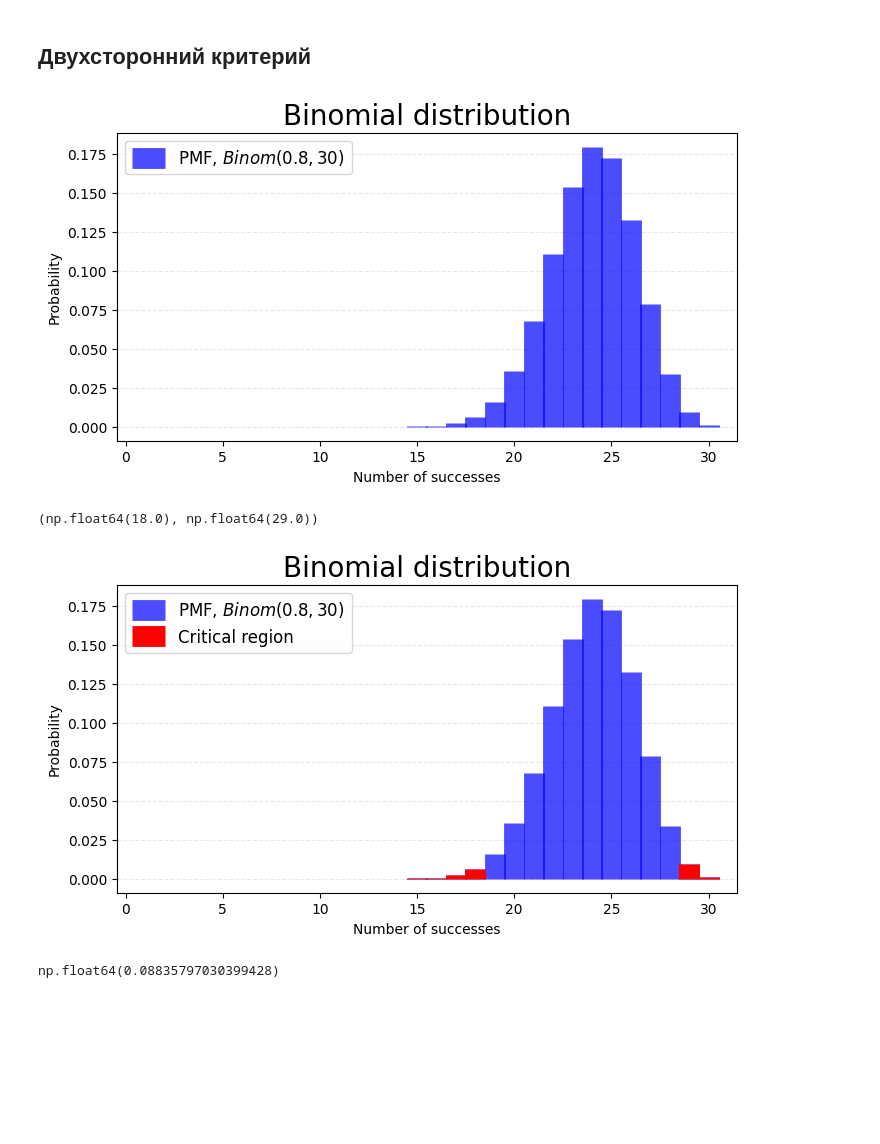
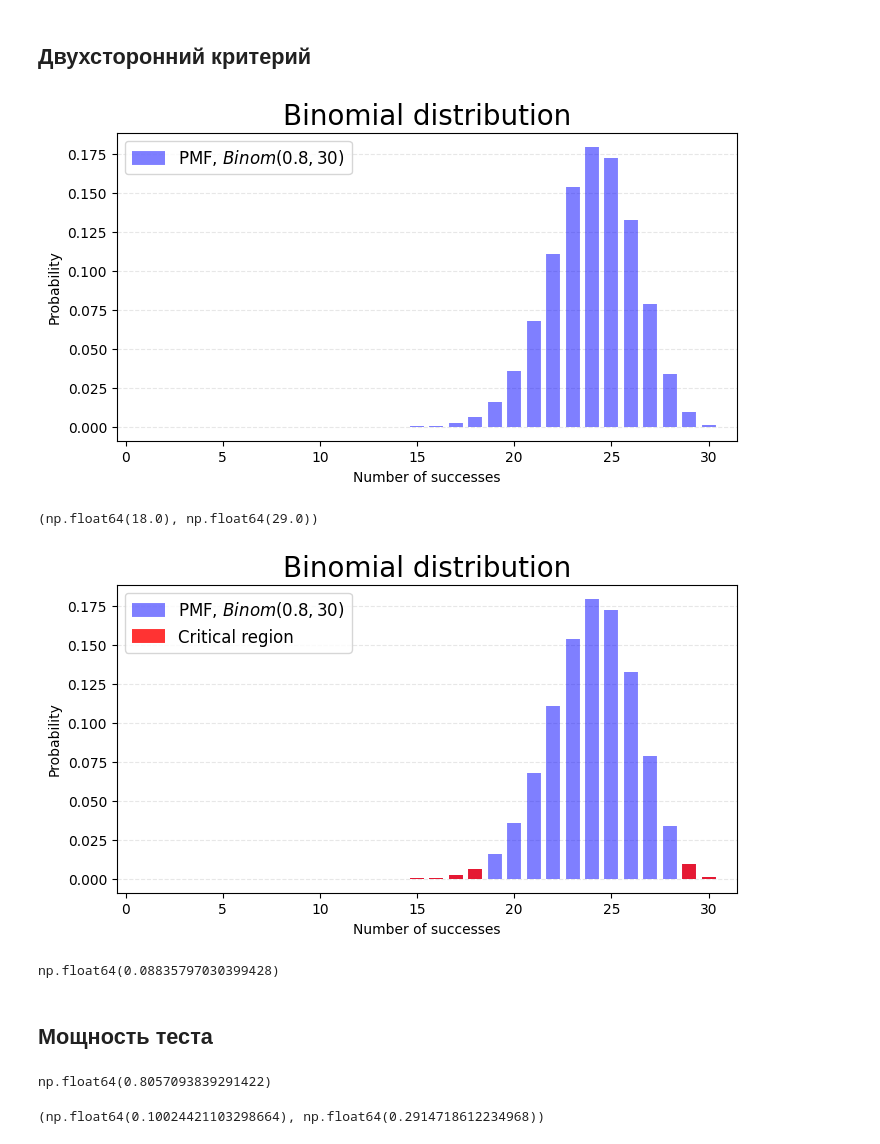
Before and after one commit to mrinly/introduction-to-libraries, a Jupyter notebook: scipy/statistical_criteria.ipynb, the cells around one changed output. Saved outputs shown, nothing was run; the diff lists cells and outputs as text; code cells hidden in the pictures; blank space fills up the shorter version.

Commit message:
Adding Power test

```diff
--- a/scipy/statistical_criteria.ipynb
+++ b/scipy/statistical_criteria.ipynb
@@ -80,7 +96,7 @@ binom_h0_nonsym =  binom(30, p=0.8)
 plt.figure(figsize=(8,4))
 
 probs = binom_h0_nonsym.pmf(x_grid)
-plt.vlines(x_grid, 0, probs, linewidth=15.0, color='blue', alpha=0.7, label='PMF, $Binom(0.8, 30)$')
+plt.vlines(x_grid, 0, probs, linewidth=10.0, color='blue', alpha=0.5, label='PMF, $Binom(0.8, 30)$')
 
 plt.title('Binomial distribution', fontsize=20)
 plt.ylabel('Probability')
@@ -90,6 +106,6 @@ plt.grid(axis='y', linestyle='--', alpha=0.3)
 
 plt.show()
 # %% [output]
-[figure, old version]
+[figure, new version]
 # %%
 def two_sided_criterion_nonsym(n, mu, alpha):
@@ -108,20 +133,20 @@ c1,c2
 # %%
 plt.figure(figsize=(8,4))
 
 probs = binom_h0_nonsym.pmf(x_grid)
-plt.vlines(x_grid, 0, probs, linewidth=15.0, color='blue', alpha=0.7, label='PMF, $Binom(0.8, 30)$')
+plt.vlines(x_grid, 0, probs, linewidth=10.0, color='blue', alpha=0.5, label='PMF, $Binom(0.8, 30)$')
 
 crit_reg = (x_grid >= 29) | (x_grid <= 18)
-plt.vlines(x_grid[crit_reg], 0, probs[crit_reg], linewidth=15.0, color='red', label='Critical region')
+plt.vlines(x_grid[crit_reg], 0, probs[crit_reg], linewidth=10.0, color='red', alpha=0.8, label='Critical region')
 
 plt.title('Binomial distribution', fontsize=20)
 plt.ylabel('Probability')
 plt.xlabel('Number of successes')
 plt.legend(fontsize=12, loc='upper left')
 plt.grid(axis='y', linestyle='--', alpha=0.3)
 
 plt.show()
 # %% [output]
-[figure, old version]
+[figure, new version]
 # %%
 def pvalue_two_sided(n, mu, q):
@@ -136,3 +171,5 @@ def pvalue_two_sided(n, mu, q):
 pvalue_two_sided(30, 0.8, 28)
 # %% [output]
 np.float64(0.08835797030399428)
+# %% [markdown]
+## Мощность теста
@@ -138,0 +196,4 @@ np.float64(0.08835797030399428)
+# %%
+power_test(30, 0.5, 0.72, 0.05)
+# %% [output]
+np.float64(0.8057093839291422)
@@ -138,0 +222,4 @@ np.float64(0.08835797030399428)
+# %%
+fpr_power_test(30, 0.5, 0.6, 19)
+# %% [output]
+(np.float64(0.10024421103298664), np.float64(0.2914718612234968))
```
Also changed, not shown: parts of 14 cells of this notebook.
